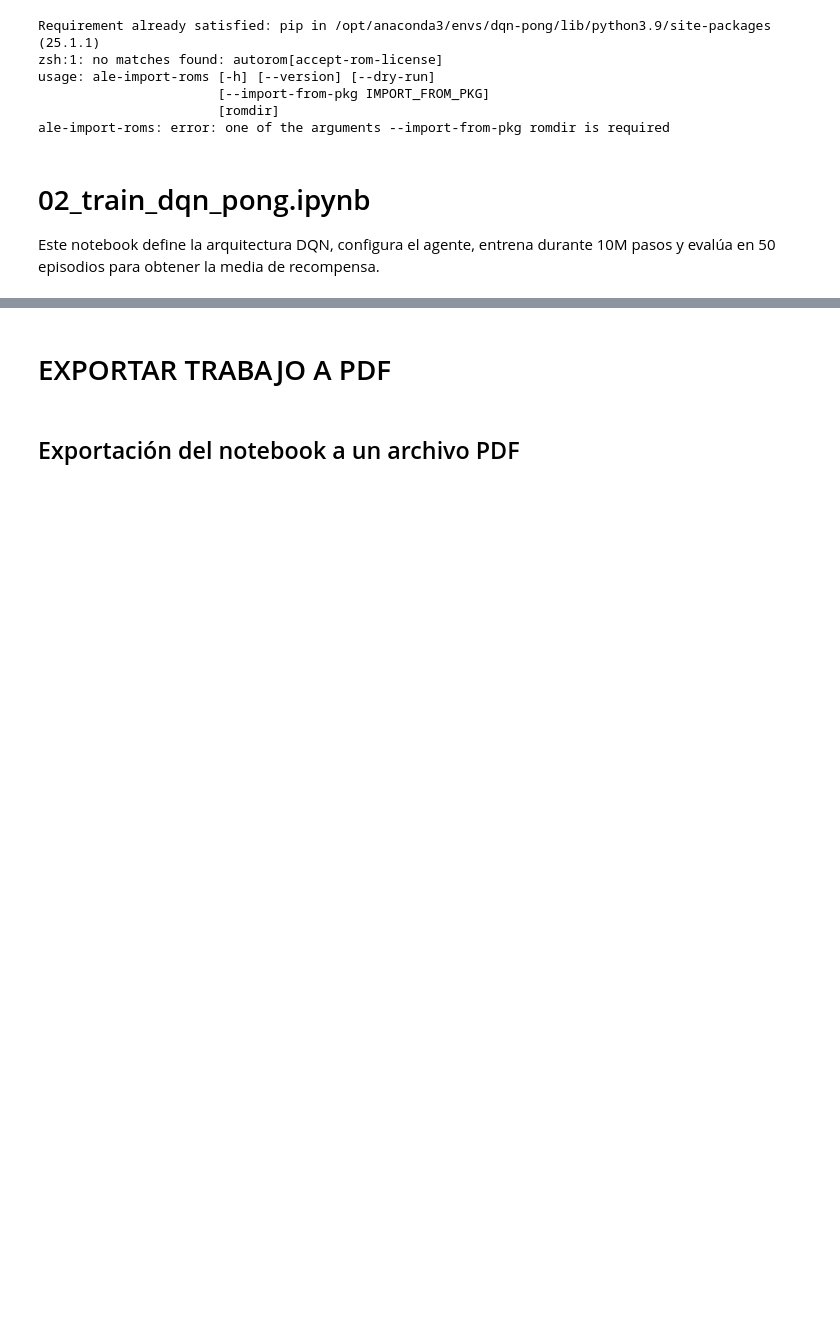
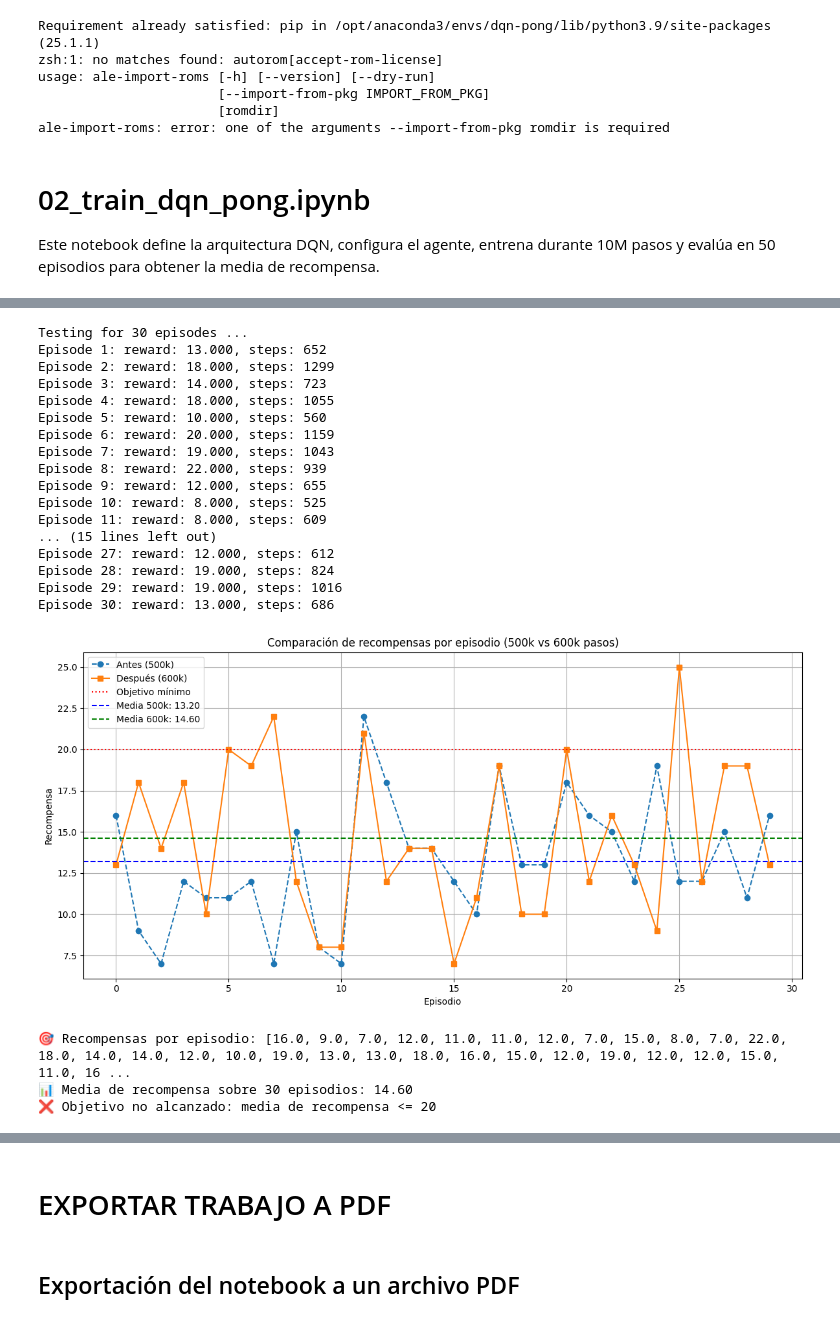
Before and after one commit to Rmbruno11/08MIAR_Grupo_20B_TP, a Jupyter notebook: Proyecto_práctico_Final_Colab.ipynb, the cells around one changed output, grey strips where cells are left out. Cells and saved outputs as stored; diff of their text form; code cells hidden in the pictures; blank space fills up the shorter version.

```diff
--- a/Proyecto_práctico_Final_Colab.ipynb
+++ b/Proyecto_práctico_Final_Colab.ipynb
@@ -2822,0 +3058,17 @@ print("Recompensa mínima:", np.min(rewards))
+# %%
+dqn.load_weights('dqn_SpaceInvaders-v0_final_weights.h5f')
+dqn.policy = LinearAnnealedPolicy(EpsGreedyQPolicy(),
+                                  attr='eps',
+                                  value_max=1.0,
+                                  value_min=0.05,   # puedes probar con 0.01 si ya aprendió bastante
+                                  value_test=0.01,
+                                  nb_steps=1000000)
+# %%
+# ================================
+# ENTRENAMIENTO ADICIONAL (100K)
+# ================================
+dqn.fit(env, nb_steps=100000, visualize=False, verbose=2,
+        callbacks=callbacks)
+
+# Guardar pesos nuevos finales
+dqn.save_weights('dqn_SpaceInvaders-v0_final_weights_600k.h5f', overwrite=True)
@@ -2822,0 +3093,61 @@ print("Recompensa mínima:", np.min(rewards))
+# %%
+import matplotlib.pyplot as plt
+import numpy as np
+
+# Cargar nuevos pesos
+dqn.load_weights('dqn_SpaceInvaders-v0_final_weights_600k.h5f')
+
+# Evaluación con nuevos pesos
+num_episodios = 30
+nuevo_historial = dqn.test(env, nb_episodes=num_episodios, visualize=False)
+nuevas_recompensas = nuevo_historial.history['episode_reward']
+media_nueva = np.mean(nuevas_recompensas)
+
+# Aquí pega tus recompensas anteriores manualmente:
+recompensas_anteriores = [16.0, 9.0, 7.0, 12.0, 11.0, 11.0, 12.0, 7.0, 15.0, 8.0, 7.0, 22.0, 18.0, 14.0, 14.0, 12.0, 10.0, 19.0, 13.0, 13.0, 18.0, 16.0, 15.0, 12.0, 19.0, 12.0, 12.0, 15.0, 11.0, 16.0]
+media_anterior = np.mean(recompensas_anteriores)
+
+# Gráfico
+plt.figure(figsize=(12, 6))
+plt.plot(recompensas_anteriores, label='Antes (500k)', marker='o', linestyle='--')
+plt.plot(nuevas_recompensas, label='Después (600k)', marker='s', linestyle='-')
+plt.axhline(20, color='red', linestyle=':', label='Objetivo mínimo')
+plt.axhline(media_anterior, color='blue', linestyle='--', label=f'Media 500k: {media_anterior:.2f}')
+plt.axhline(media_nueva, color='green', linestyle='--', label=f'Media 600k: {media_nueva:.2f}')
+plt.title("Comparación de recompensas por episodio (500k vs 600k pasos)")
+plt.xlabel("Episodio")
+plt.ylabel("Recompensa")
+plt.legend()
+plt.grid(True)
+plt.tight_layout()
+plt.show()
+# %% [output]
+Testing for 30 episodes ...
+Episode 1: reward: 13.000, steps: 652
+Episode 2: reward: 18.000, steps: 1299
+Episode 3: reward: 14.000, steps: 723
+Episode 4: reward: 18.000, steps: 1055
+Episode 5: reward: 10.000, steps: 560
+Episode 6: reward: 20.000, steps: 1159
+Episode 7: reward: 19.000, steps: 1043
+Episode 8: reward: 22.000, steps: 939
+Episode 9: reward: 12.000, steps: 655
+Episode 10: reward: 8.000, steps: 525
+Episode 11: reward: 8.000, steps: 609
+... (15 lines left out)
+Episode 27: reward: 12.000, steps: 612
+Episode 28: reward: 19.000, steps: 824
+Episode 29: reward: 19.000, steps: 1016
+Episode 30: reward: 13.000, steps: 686
+[figure, added]
+# %%
+print(f"\n🎯 Recompensas por episodio: {recompensas}")
+print(f"📊 Media de recompensa sobre {num_episodios} episodios: {media_nueva:.2f}")
+if media_nueva > 20:
+    print("✅ Objetivo cumplido: media de recompensa > 20")
+else:
+    print("❌ Objetivo no alcanzado: media de recompensa <= 20")
+# %% [output]
+🎯 Recompensas por episodio: [16.0, 9.0, 7.0, 12.0, 11.0, 11.0, 12.0, 7.0, 15.0, 8.0, 7.0, 22.0, 18.0, 14.0, 14.0, 12.0, 10.0, 19.0, 13.0, 13.0, 18.0, 16.0, 15.0, 12.0, 19.0, 12.0, 12.0, 15.0, 11.0, 16 ...
+📊 Media de recompensa sobre 30 episodios: 14.60
+❌ Objetivo no alcanzado: media de recompensa <= 20
```
Also changed, not shown: parts of 14 cells of this notebook.
